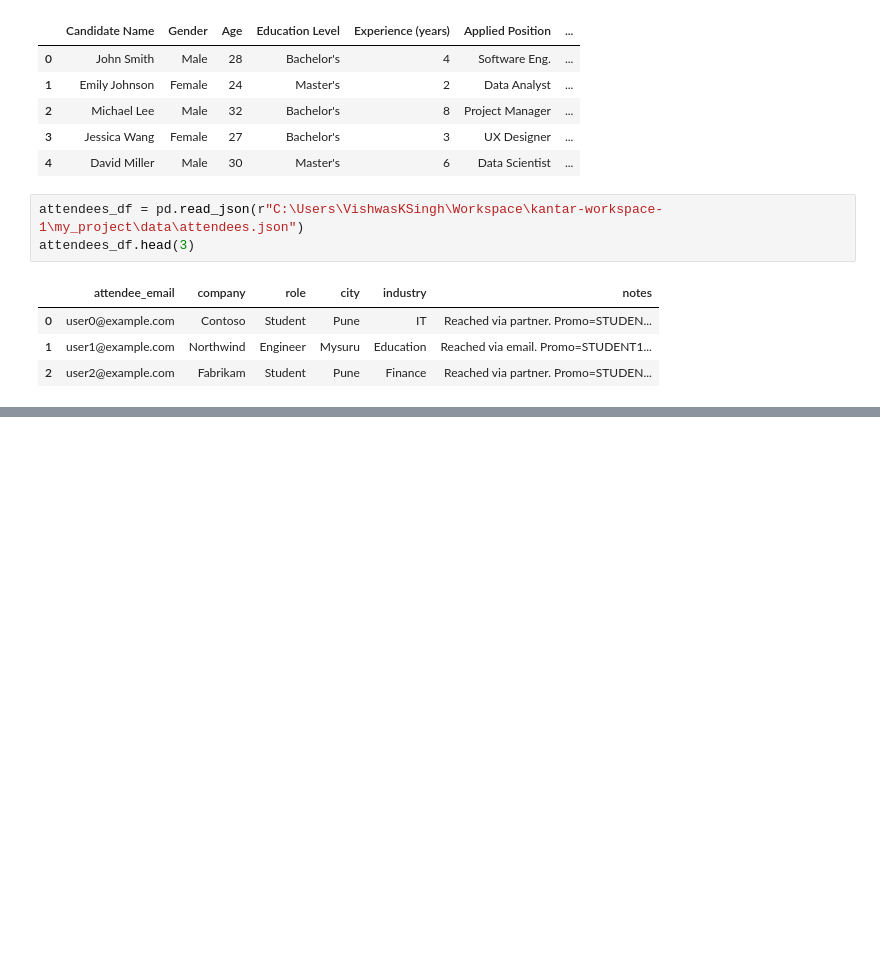
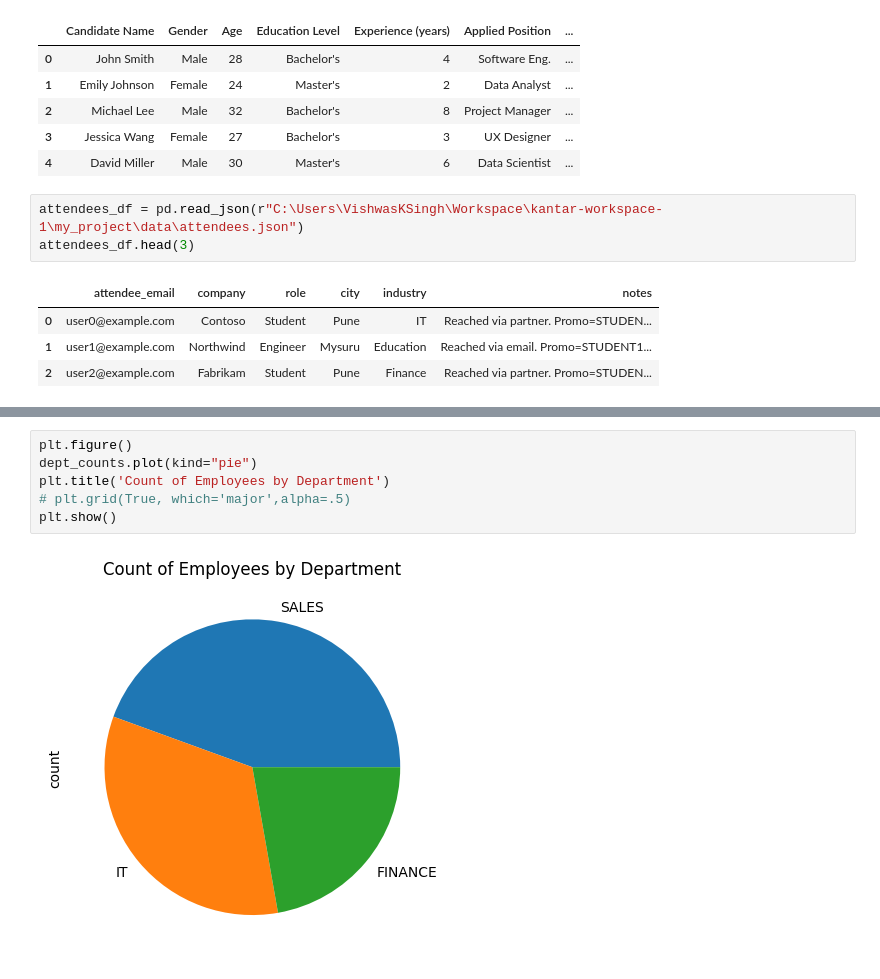
Before and after one commit to CT-Vishwas/kantar-python-1, a Jupyter notebook: my_project/notebooks/first.ipynb, the cells around one changed output, grey strips where cells are left out. Cells and saved outputs as stored; diff of their text form; blank space fills up the shorter version.

```diff
--- a/my_project/notebooks/first.ipynb
+++ b/my_project/notebooks/first.ipynb
@@ -430,0 +462,8 @@ attendees_df.head(3)
+# %%
+plt.figure()
+dept_counts.plot(kind="pie")
+plt.title('Count of Employees by Department')
+# plt.grid(True, which='major',alpha=.5)
+plt.show()
+# %% [output]
+[figure, added]
```
Also changed, not shown: parts of 9 cells of this notebook, 4 other files.
